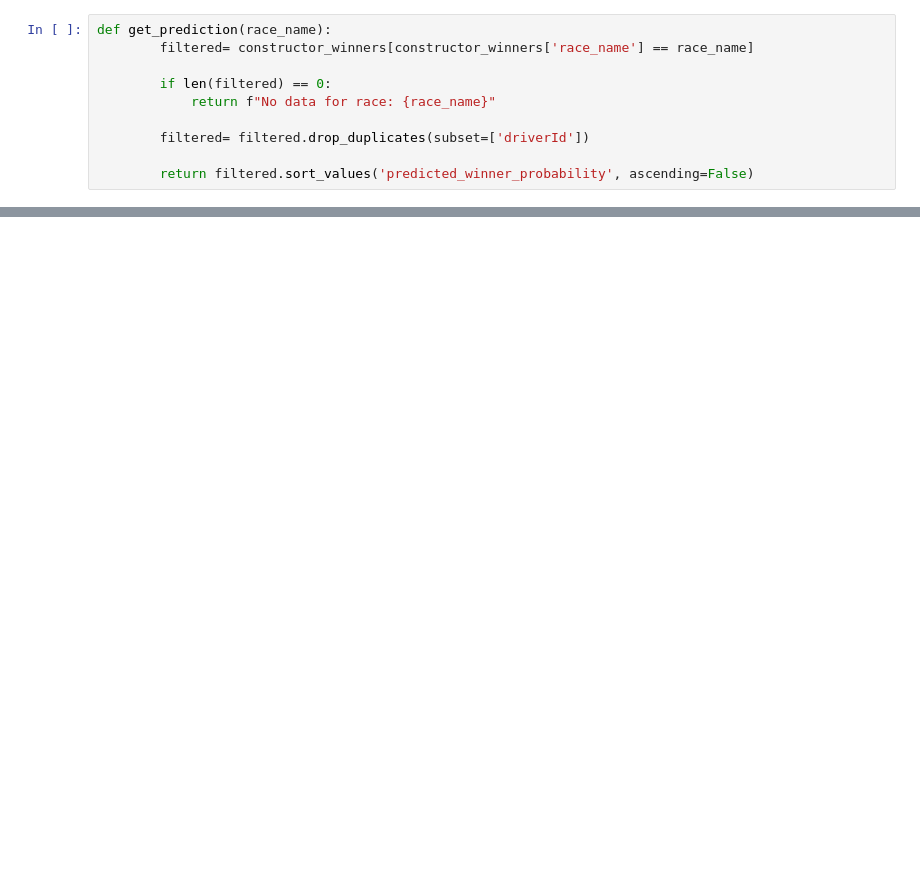
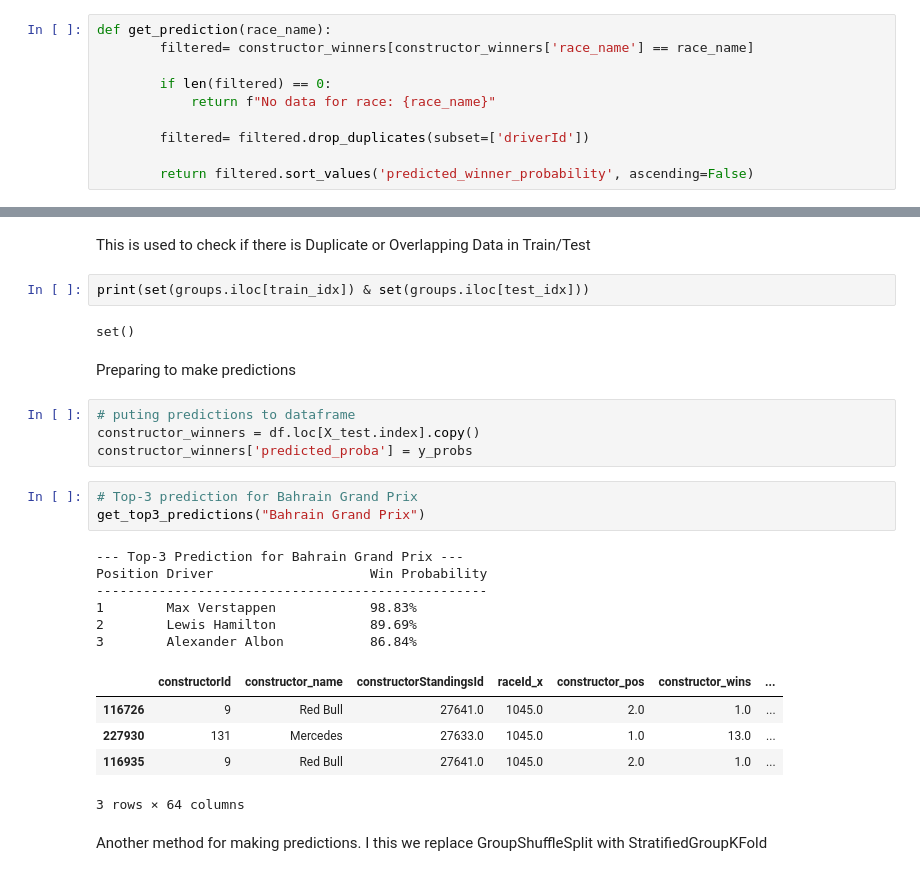
Before and after one commit to Plyrex/COMP3608-Project, a Jupyter notebook: mle.ipynb, the cells around one changed output, grey strips where cells are left out. Saved outputs shown, nothing was run; the diff lists cells and outputs as text; blank space fills up the shorter version.

```diff
--- a/mle.ipynb
+++ b/mle.ipynb
@@ -173,0 +507,29 @@ Position Driver                    Win Probability
+# %% [markdown]
+This is used to check if there is Duplicate or Overlapping Data in Train/Test
+# %%
+print(set(groups.iloc[train_idx]) & set(groups.iloc[test_idx]))
+# %% [output]
+set()
+# %% [markdown]
+Preparing to make predictions
+# %%
+# puting predictions to dataframe
+constructor_winners = df.loc[X_test.index].copy()
+constructor_winners['predicted_proba'] = y_probs
+# %%
+# Top-3 prediction for Bahrain Grand Prix
+get_top3_predictions("Bahrain Grand Prix")
+# %% [output]
+--- Top-3 Prediction for Bahrain Grand Prix ---
+Position Driver                    Win Probability
+--------------------------------------------------
+1        Max Verstappen            98.83%
+2        Lewis Hamilton            89.69%
+3        Alexander Albon           86.84%
+|  | constructorId | constructor_name | constructorStandingsId | raceId_x | constructor_pos | constructor_wins | ... |
+| 116726 | 9 | Red Bull | 27641.0 | 1045.0 | 2.0 | 1.0 | ... |
+| 227930 | 131 | Mercedes | 27633.0 | 1045.0 | 1.0 | 13.0 | ... |
+| 116935 | 9 | Red Bull | 27641.0 | 1045.0 | 2.0 | 1.0 | ... |
+3 rows × 64 columns
+# %% [markdown]
+Another method for making predictions. I this we replace GroupShuffleSplit with StratifiedGroupKFold
```
Also changed, not shown: parts of 28 cells of this notebook, 3 other files.
